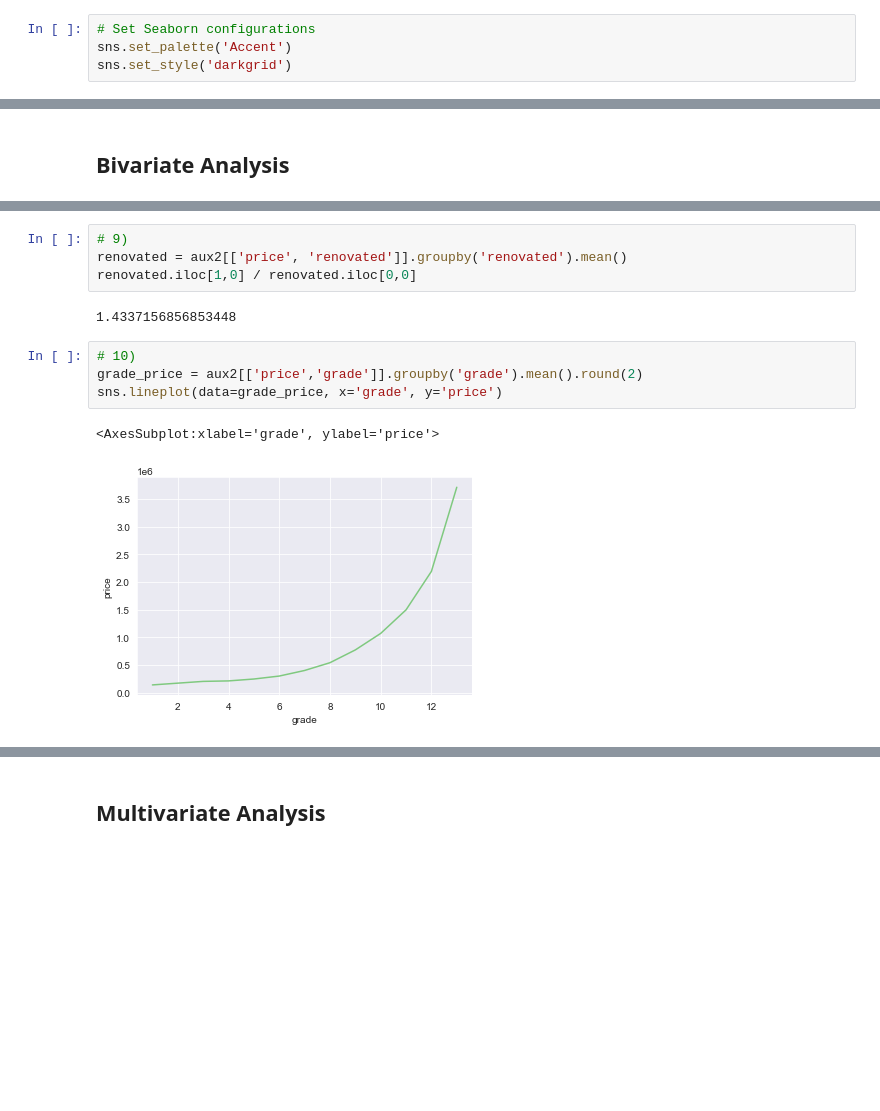
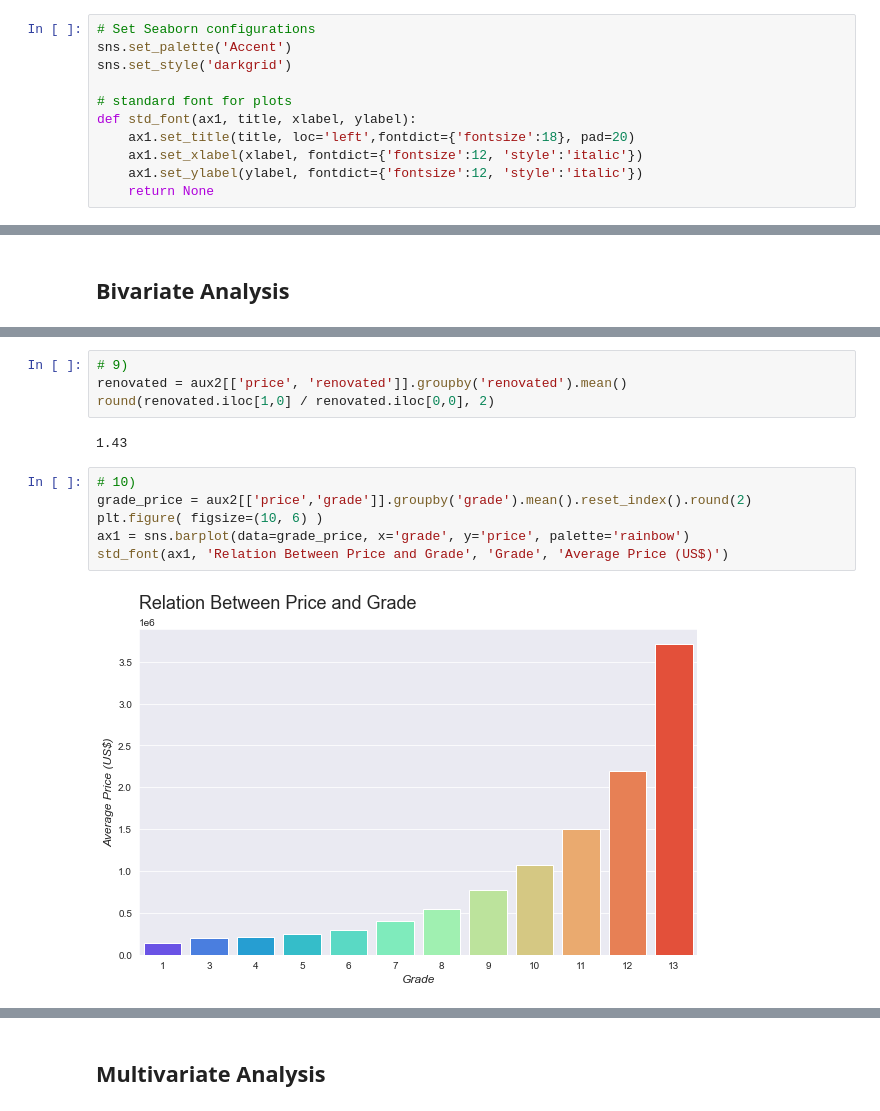
Before and after one commit to rodrigomm92/king_county_house_sales, a Jupyter notebook: insight_project_kc_houses.ipynb, the cells around one changed output, grey strips where cells are left out. Drawn from its saved outputs; the diff is of its cells as text; blank space fills up the shorter version.

```diff
--- a/insight_project_kc_houses.ipynb
+++ b/insight_project_kc_houses.ipynb
@@ -11,6 +13,13 @@ import matplotlib.pyplot as plt
 # Set Seaborn configurations
 sns.set_palette('Accent')
 sns.set_style('darkgrid')
+
+# standard font for plots
+def std_font(ax1, title, xlabel, ylabel):
+    ax1.set_title(title, loc='left',fontdict={'fontsize':18}, pad=20)
+    ax1.set_xlabel(xlabel, fontdict={'fontsize':12, 'style':'italic'})
+    ax1.set_ylabel(ylabel, fontdict={'fontsize':12, 'style':'italic'})
+    return None
 # %% [markdown]
 ## Loading Data
 # %%
@@ -255,15 +291,16 @@ price_waterfront.iloc[1,0] / price_waterfront.iloc[0,0]
 # %%
 # 9)
 renovated = aux2[['price', 'renovated']].groupby('renovated').mean()
-renovated.iloc[1,0] / renovated.iloc[0,0]
+round(renovated.iloc[1,0] / renovated.iloc[0,0], 2)
 # %% [output]
-1.4337156856853448
+1.43
 # %%
 # 10)
-grade_price = aux2[['price','grade']].groupby('grade').mean().round(2)
-sns.lineplot(data=grade_price, x='grade', y='price')
+grade_price = aux2[['price','grade']].groupby('grade').mean().reset_index().round(2)
+plt.figure( figsize=(10, 6) )
+ax1 = sns.barplot(data=grade_price, x='grade', y='price', palette='rainbow')
+std_font(ax1, 'Relation Between Price and Grade', 'Grade', 'Average Price (US$)')
 # %% [output]
-<AxesSubplot:xlabel='grade', ylabel='price'>
-[figure, old version]
+[figure, new version]
 # %%
 # 11)
```
Also changed, not shown: parts of 15 cells of this notebook.
